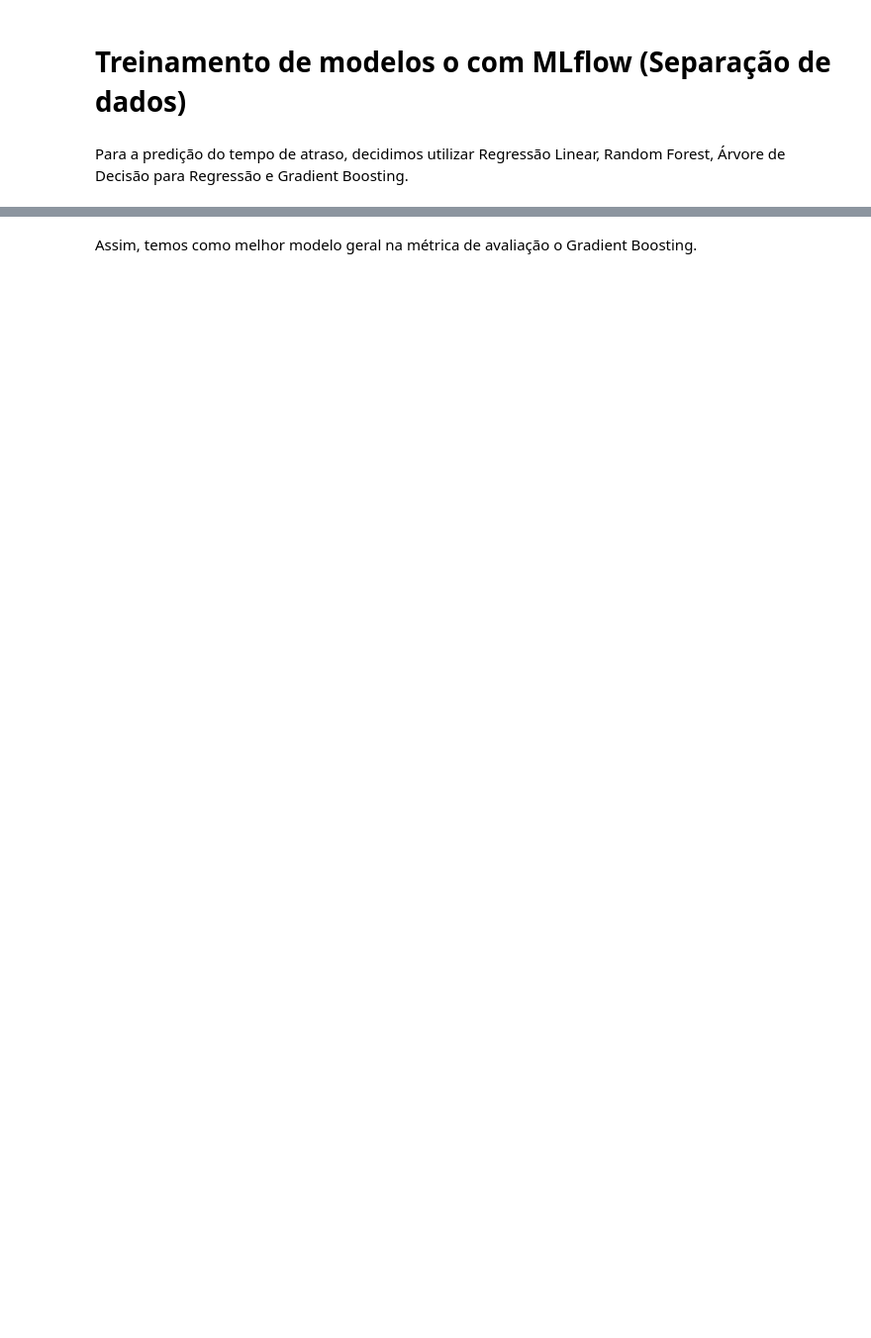
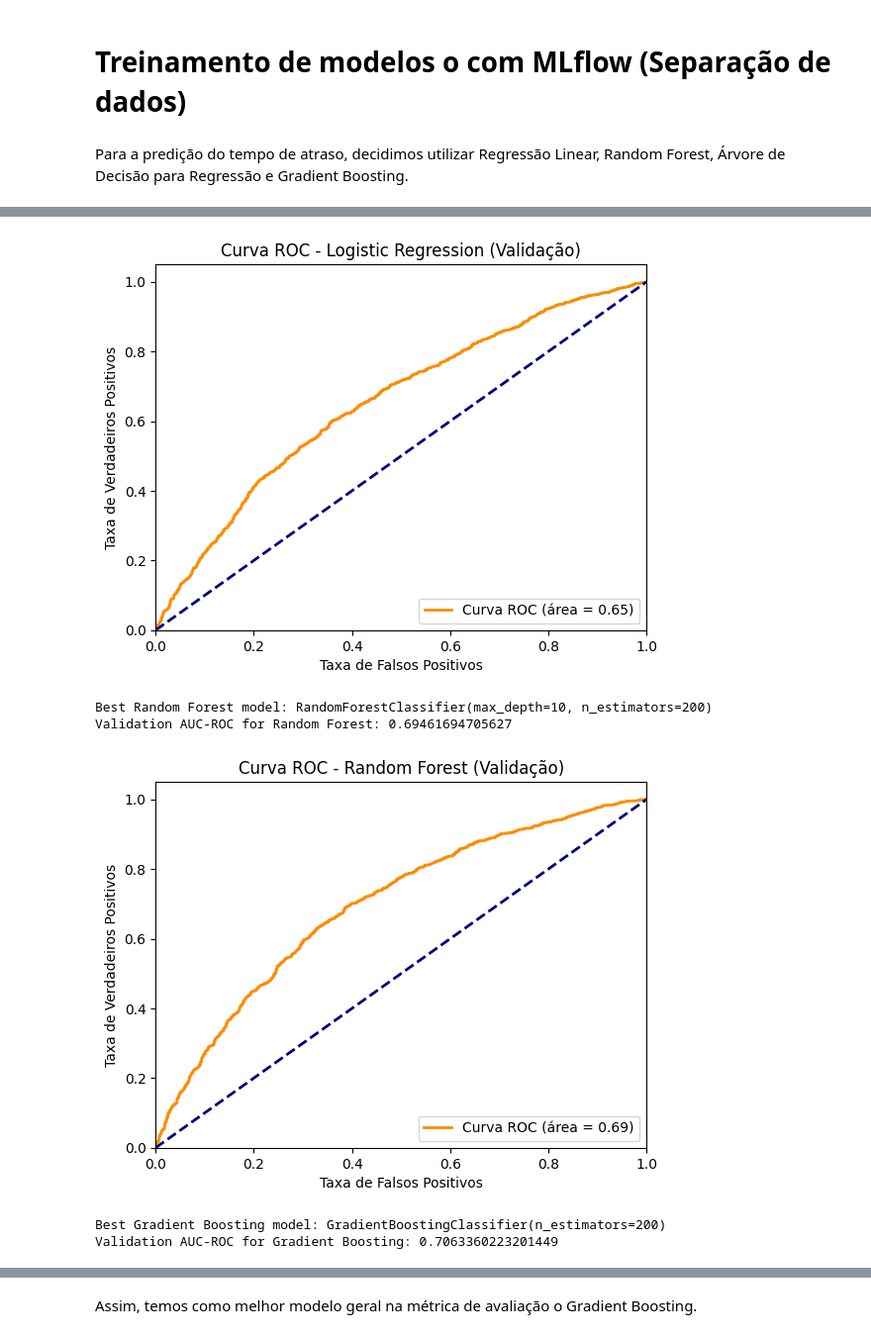
Before and after one commit to RodrigoBarbosaa/Flight_Delay_Prediction, a Jupyter notebook: voos.ipynb, the cells around one changed output, grey strips where cells are left out. Shown at 99% size. Saved outputs shown, nothing was run; the diff lists cells and outputs as text; code cells hidden in the pictures; blank space fills up the shorter version.

Commit message:
Aprimorando modelo de classificação

```diff
--- a/voos.ipynb
+++ b/voos.ipynb
@@ -857,7 +781,4 @@ Ambos os modelos enfrentam dificuldades em detectar atrasos leves, o que pode se
 # %%
-from imblearn.over_sampling import SMOTE
-from sklearn.model_selection import train_test_split, GridSearchCV, StratifiedKFold
-
 # Normalizar colunas específicas com z-score
 cols_to_normalize = ['Month', 'DayofMonth', 'DayOfWeek']
 scaler = StandardScaler()
@@ -870,10 +791,14 @@ df_selected_routes = pd.get_dummies(df_selected_routes, columns=['Airline', 'Ori
 X = df_selected_routes.drop(columns=['CategoriaAtraso', 'FlightDate', 'OriginCityName', 'DestCityName', 'DepDelayMinutes'])
 y = df_selected_routes['CategoriaAtraso']
 
+# Codificar as classes de 'y' como valores numéricos
+label_encoder = LabelEncoder()
+y = label_encoder.fit_transform(y)
 
 # Dividir os dados em conjuntos de treinamento, validação e teste com estratificação
 X_train, X_temp, y_train, y_temp = train_test_split(X, y, test_size=0.3, random_state=42, stratify=y)
 X_val, X_test, y_val, y_test = train_test_split(X_temp, y_temp, test_size=0.5, random_state=42, stratify=y_temp)
+
 
 # Definir hiperparâmetros para GridSearchCV
 param_grid_lr = {
@@ -890,9 +815,10 @@ param_grid_gb = {
     'n_estimators': [100, 200]
 }
 
-param_grid_svm = {
-    'C': [0.1, 1],
-    'kernel': ['linear', 'rbf']
+param_grid_xgb = {
+    'learning_rate': [0.01, 0.1],
+    'n_estimators': [100, 200],
+    'max_depth': [3, 5, 7]
 }
 
 # Lista de modelos e seus parâmetros para GridSearchCV
@@ -900,7 +826,7 @@ models = {
     'Logistic Regression': (LogisticRegression(max_iter=1000), param_grid_lr),
     'Random Forest': (RandomForestClassifier(), param_grid_rf),
     'Gradient Boosting': (GradientBoostingClassifier(), param_grid_gb),
-    'SVM': (SVC(), param_grid_svm)
+    'XGBoost': (XGBClassifier(use_label_encoder=False, eval_metric='logloss'), param_grid_xgb)
 }
 
 best_models = {}
@@ -909,24 +835,35 @@ best_models = {}
 def train_and_log_model(model, model_name, param_grid):
     with mlflow.start_run(run_name=model_name):
         skf = StratifiedKFold(n_splits=3)
-        grid_search = GridSearchCV(estimator=model, param_grid=param_grid, cv=skf, scoring='accuracy', n_jobs=-1)
-        grid_search.fit(X_train, y_train)  # Usar conjunto de treinamento balanceado para GridSearchCV
+        grid_search = GridSearchCV(estimator=model, param_grid=param_grid, cv=skf, scoring='roc_auc', n_jobs=-1)
+        grid_search.fit(X_train, y_train)
         best_model = grid_search.best_estimator_
 
         # Avaliação no conjunto de validação
-        y_val_pred = best_model.predict(X_val)
-        accuracy = accuracy_score(y_val, y_val_pred)
-        report = classification_report(y_val, y_val_pred)
+        y_val_pred_proba = best_model.predict_proba(X_val)[:, 1]
+        val_auc_roc = roc_auc_score(y_val, y_val_pred_proba)
+        fpr, tpr, _ = roc_curve(y_val, y_val_pred_proba)
+        roc_auc = auc(fpr, tpr)
 
         # Logar métricas e modelo
         mlflow.log_param("best_params", grid_search.best_params_)
-        mlflow.log_metric("validation_accuracy", accuracy)
-        mlflow.log_text(report, "validation_classification_report.txt")
+        mlflow.log_metric("validation_auc_roc", val_auc_roc)
         mlflow.sklearn.log_model(best_model, model_name)
 
         print(f"Best {model_name} model: {best_model}")
-        print(f"Validation accuracy for {model_name}: {accuracy}")
-        print(report)
+        print(f"Validation AUC-ROC for {model_name}: {val_auc_roc}")
+
+        # Plotar a curva ROC para validação
+        plt.figure()
+        plt.plot(fpr, tpr, color='darkorange', lw=2, label='Curva ROC (área = %0.2f)' % roc_auc)
+        plt.plot([0, 1], [0, 1], color='navy', lw=2, linestyle='--')
+        plt.xlim([0.0, 1.0])
+        plt.ylim([0.0, 1.05])
+        plt.xlabel('Taxa de Falsos Positivos')
+        plt.ylabel('Taxa de Verdadeiros Positivos')
+        plt.title(f'Curva ROC - {model_name} (Validação)')
+        plt.legend(loc="lower right")
+        plt.show()
 
         return best_model
 
@@ -934,22 +871,33 @@ def train_and_log_model(model, model_name, param_grid):
 for model_name, (model, param_grid) in models.items():
     best_models[model_name] = train_and_log_model(model, model_name, param_grid)
 
-# Selecionar o melhor modelo com base na acurácia de validação
-best_model_name = max(best_models, key=lambda name: accuracy_score(y_val, best_models[name].predict(X_val)))
+# Selecionar o melhor modelo com base na AUC-ROC de validação
+best_model_name = max(best_models, key=lambda name: roc_auc_score(y_val, best_models[name].predict_proba(X_val)[:, 1]))
 best_model = best_models[best_model_name]
 
 # Avaliar o melhor modelo no conjunto de teste
-y_test_pred = best_model.predict(X_test)
-test_accuracy = accuracy_score(y_test, y_test_pred)
-test_report = classification_report(y_test, y_test_pred)
+y_test_pred_proba = best_model.predict_proba(X_test)[:, 1]
+test_auc_roc = roc_auc_score(y_test, y_test_pred_proba)
+fpr, tpr, _ = roc_curve(y_test, y_test_pred_proba)
+roc_auc = auc(fpr, tpr)
 
 # Logar o melhor modelo no MLflow com avaliação no conjunto de teste
 with mlflow.start_run(run_name=f"Best Model - {best_model_name}"):
     mlflow.sklearn.log_model(best_model, best_model_name)
-    mlflow.log_metric("test_accuracy", test_accuracy)
-    mlflow.log_text(test_report, "test_classification_report.txt")
+    mlflow.log_metric("test_auc_roc", test_auc_roc)
 
     print(f"Best Model: {best_model_name}")
-    print(f"Test accuracy: {test_accuracy}")
-    print(test_report)
+    print(f"Test AUC-ROC: {test_auc_roc}")
+
+    # Plotar a curva ROC para o conjunto de teste
+    plt.figure()
+    plt.plot(fpr, tpr, color='darkorange', lw=2, label='Curva ROC (área = %0.2f)' % roc_auc)
+    plt.plot([0, 1], [0, 1], color='navy', lw=2, linestyle='--')
+    plt.xlim([0.0, 1.0])
+    plt.ylim([0.0, 1.05])
+    plt.xlabel('Taxa de Falsos Positivos')
+    plt.ylabel('Taxa de Verdadeiros Positivos')
+    plt.title(f'Curva ROC - {best_model_name} (Teste)')
+    plt.legend(loc="lower right")
+    plt.show()
 # %% [output]
@@ -972,0 +906,6 @@ weighted avg       0.69      0.72      0.66      7089
+[figure, added]
+Best Random Forest model: RandomForestClassifier(max_depth=10, n_estimators=200)
+Validation AUC-ROC for Random Forest: 0.69461694705627
+[figure, added]
+Best Gradient Boosting model: GradientBoostingClassifier(n_estimators=200)
+Validation AUC-ROC for Gradient Boosting: 0.7063360223201449
```
Also changed, not shown: parts of 27 cells of this notebook.
